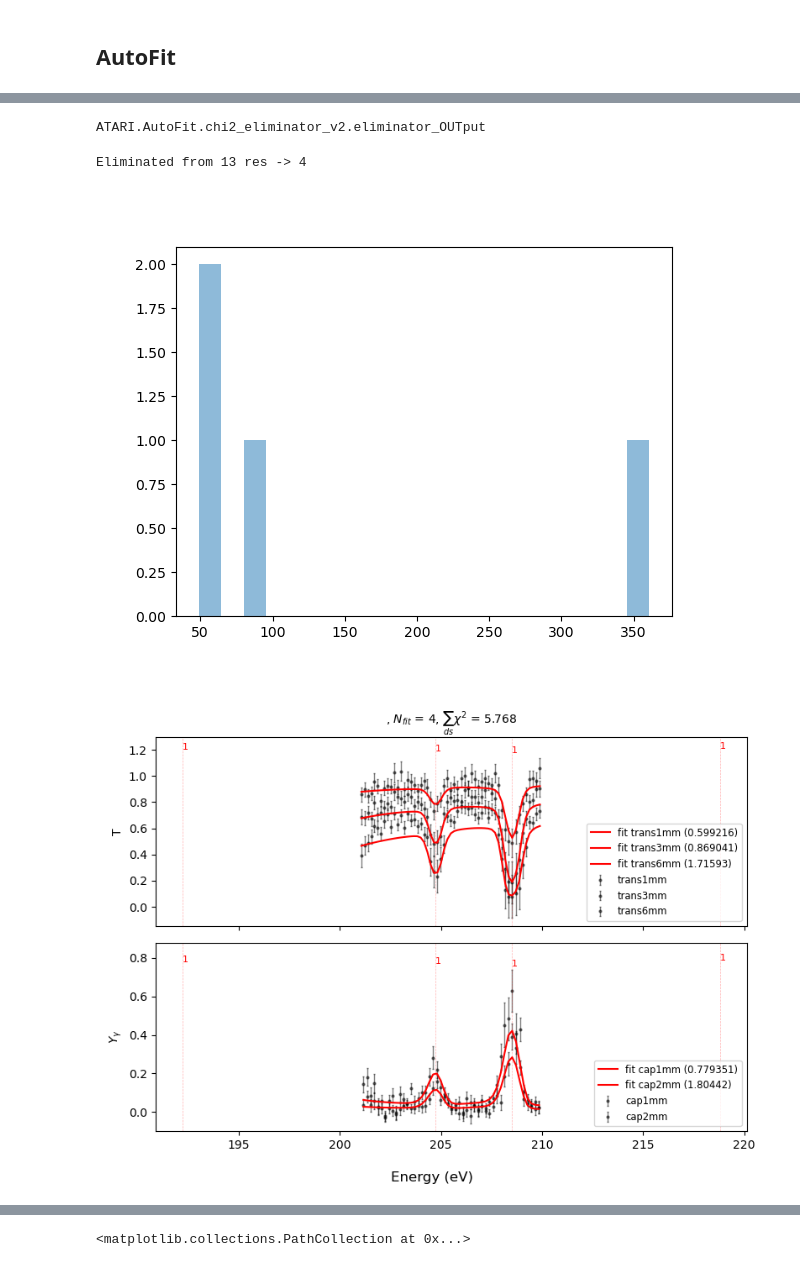
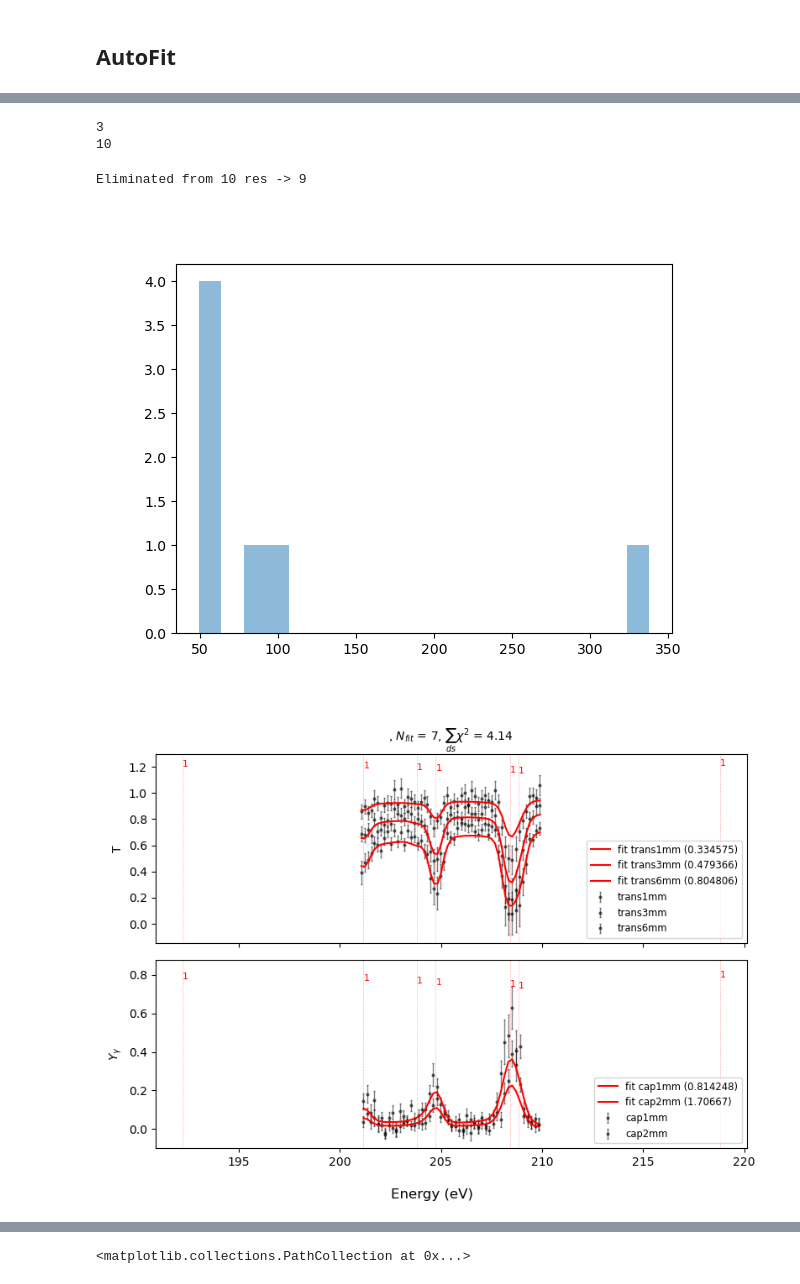
Before and after one commit to Naww137/ATARI, a Jupyter notebook: examples/Ta181_Analysis/AutoFitTa181.ipynb, the cells around one changed output, grey strips where cells are left out. Saved outputs shown, nothing was run; the diff lists cells and outputs as text; code cells hidden in the pictures.

```diff
--- a/examples/Ta181_Analysis/AutoFitTa181.ipynb
+++ b/examples/Ta181_Analysis/AutoFitTa181.ipynb
@@ -48,4 +48,5 @@ def get_chw_and_upperE(E, FP):
 # print(chw)
 # energy_range_all = [150, 6000]
 # energy_range_all = [201, 228]
-energy_range_all = [201, 210]
+# energy_range_all = [201, 210]
+energy_range_all = [190, 260]
@@ -516,7 +550,7 @@ sammy_rto_fit = sammy_classes.SammyRunTimeOptions('/Users/noahwalton/gitlab/samm
 options = initial_FB_solve.InitialFBOPT(Gn_threshold=1e-2,
                        iterations=3,
                        max_steps = 30,
-                       step_threshold=0.01,
+                       step_threshold=0.001,
                        LevMarV0=0.05,
 
                        fit_all_spin_groups=False,
@@ -627,7 +641,8 @@ elim_sammyINPyw = sammy_classes.SammyInputDataYW(
     )
 
 # defining the elim_opts
-elim_opts = chi2_eliminator_v2.elim_OPTs(chi2_allowed = 100,
+elim_opts = chi2_eliminator_v2.elim_OPTs(chi2_allowed = 0,
+                                         stop_at_chi2_thr = False,
                                       fixed_resonances_df = external_resonances,
                                       deep_fit_max_iter = 5,
                                       deep_fit_step_thr = 0.1,
@@ -661,33 +676,39 @@ Any model passed the test: False
-# %%
-type(history)
-# %% [output]
-ATARI.AutoFit.chi2_eliminator_v2.eliminator_OUTput
+# %%
+minkey = min(history.elimination_history.keys())
+maxkey = max(history.elimination_history.keys())
+print(minkey)
+print(maxkey)
+models = [history.elimination_history[i]['selected_ladder_chars'] for i in range(minkey, maxkey+1)]
+# models
+# %% [output]
+3
+10
 # %%
 print(f'Eliminated from {history.ladder_IN.shape[0]} res -> {history.ladder_OUT.shape[0]}')
 minkey = min(history.elimination_history.keys())
 
-sammyOUT_elim = history.elimination_history[minkey+1]['selected_ladder_chars']
+sammyOUT_elim = history.elimination_history[minkey+5]['selected_ladder_chars']
 
 figure()
 # _ = plt.hist(np.log10(sammyOUT_elim.par_post.Gn1), bins=20, label="Gn1")
 _= plt.hist(sammyOUT_elim.par_post.Gg, bins=20, label="Gg", alpha=0.5)
 
 fig = plot_datafits(datasets, experiments,
     fits=sammyOUT_elim.pw_post,
     fits_chi2=sammyOUT_elim.chi2n_post,
     priors=[], priors_chi2=[],
     # true=datasets,
     true_chi2=[],
     # true_pars = true_ladder,
     # prior_pars = pd.DataFrame(),
     fit_pars = sammyOUT_elim.par_post,
     # title: str = '',
     show_spingroups = True,
     fig_size = (8,6)
 )
 
 fig.tight_layout()
 # %% [output]
-Eliminated from 13 res -> 4
+Eliminated from 10 res -> 9
-[figure, old version]
+[figure, new version]
-[figure, old version]
+[figure, new version]
```
Also changed, not shown: parts of 21 cells of this notebook, 5 other files.
